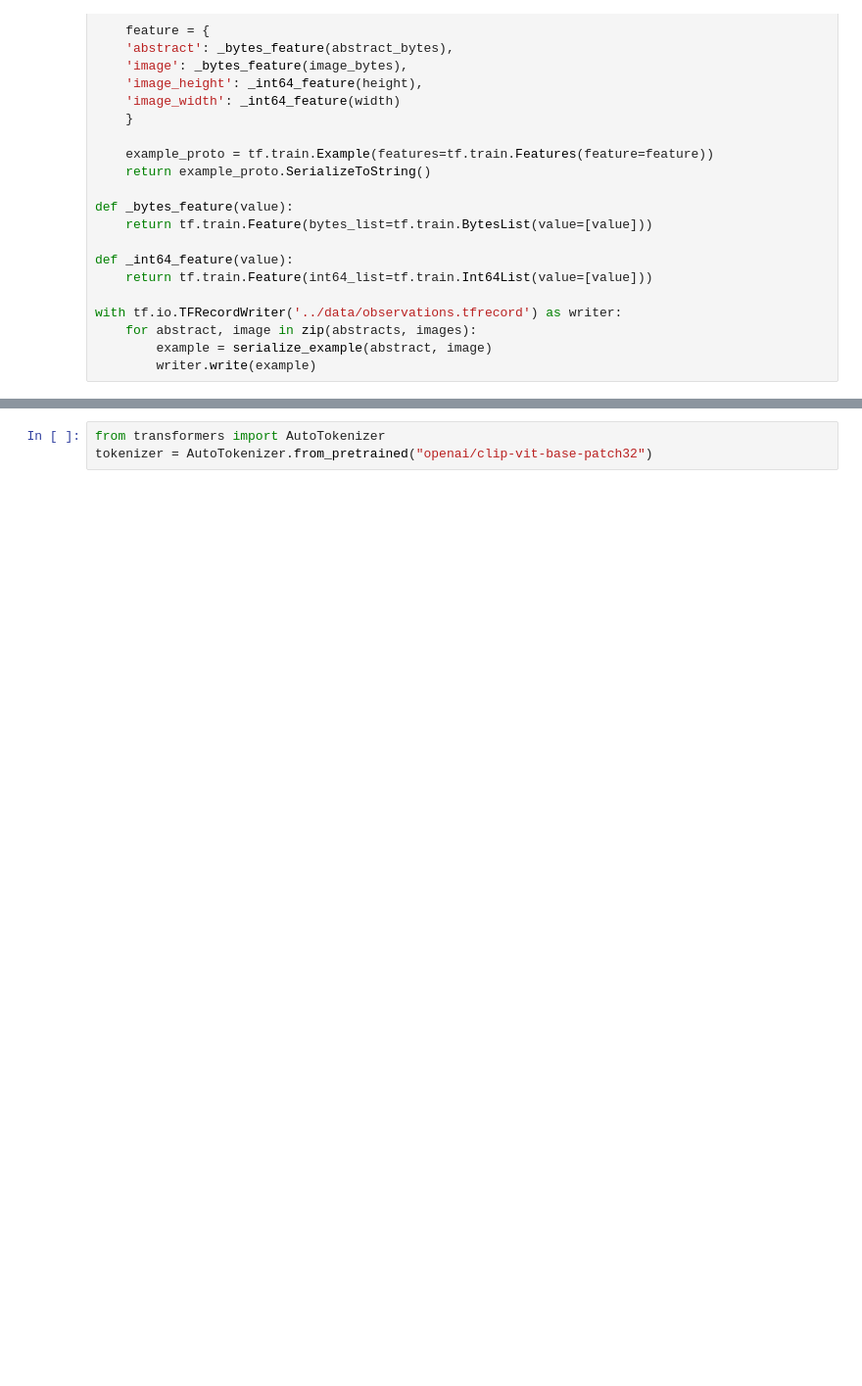
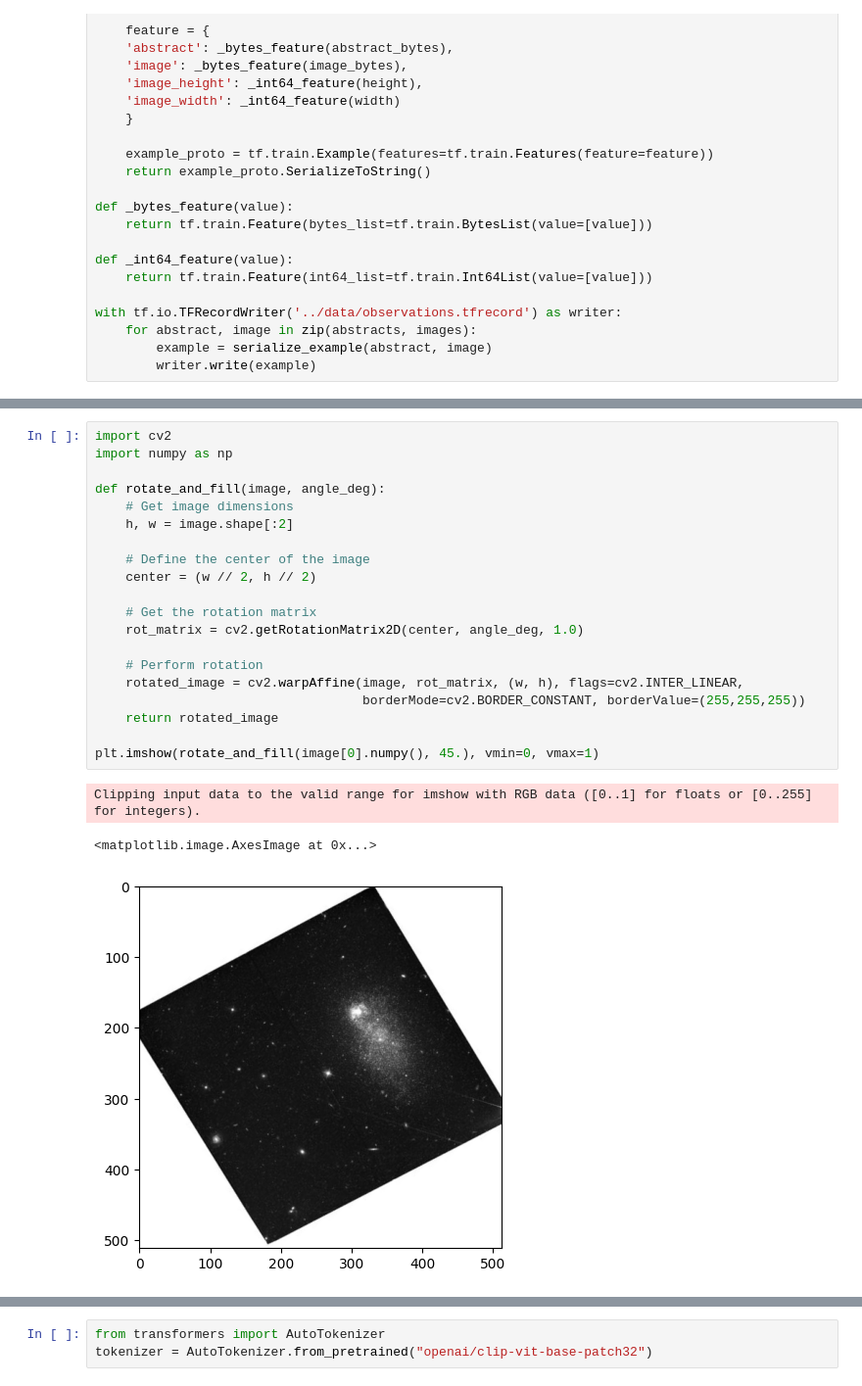
Before and after one commit to smsharma/PAPERCLIP-Hubble, a Jupyter notebook: notebooks/create_dataset.ipynb, the cells around one changed output, grey strips where cells are left out. Shown at 98% size. Drawn from its saved outputs; the diff is of its cells as text; blank space fills up the shorter version.

```diff
--- a/notebooks/create_dataset.ipynb
+++ b/notebooks/create_dataset.ipynb
@@ -213,0 +219,24 @@ ModuleNotFoundError: No module named 'models'
+# %%
+import cv2
+import numpy as np
+
+def rotate_and_fill(image, angle_deg):
+    # Get image dimensions
+    h, w = image.shape[:2]
+
+    # Define the center of the image
+    center = (w // 2, h // 2)
+
+    # Get the rotation matrix
+    rot_matrix = cv2.getRotationMatrix2D(center, angle_deg, 1.0)
+
+    # Perform rotation
+    rotated_image = cv2.warpAffine(image, rot_matrix, (w, h), flags=cv2.INTER_LINEAR,
+                                   borderMode=cv2.BORDER_CONSTANT, borderValue=(255,255,255))
+    return rotated_image
+
+plt.imshow(rotate_and_fill(image[0].numpy(), 45.), vmin=0, vmax=1)
+# %% [output]
+Clipping input data to the valid range for imshow with RGB data ([0..1] for floats or [0..255] for integers).
+<matplotlib.image.AxesImage at 0x...>
+[figure, added]
```
Also changed, not shown: parts of 5 cells of this notebook.
